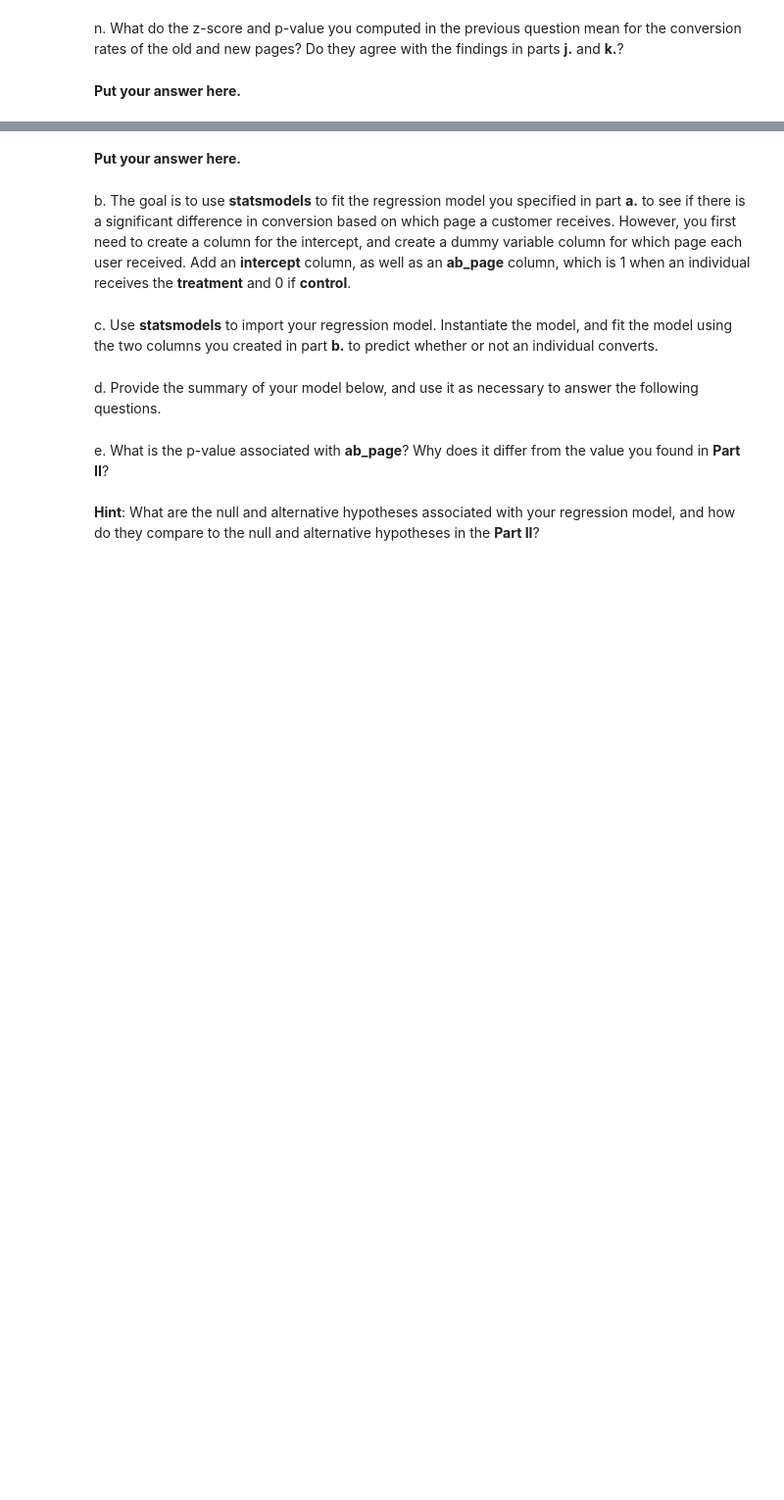
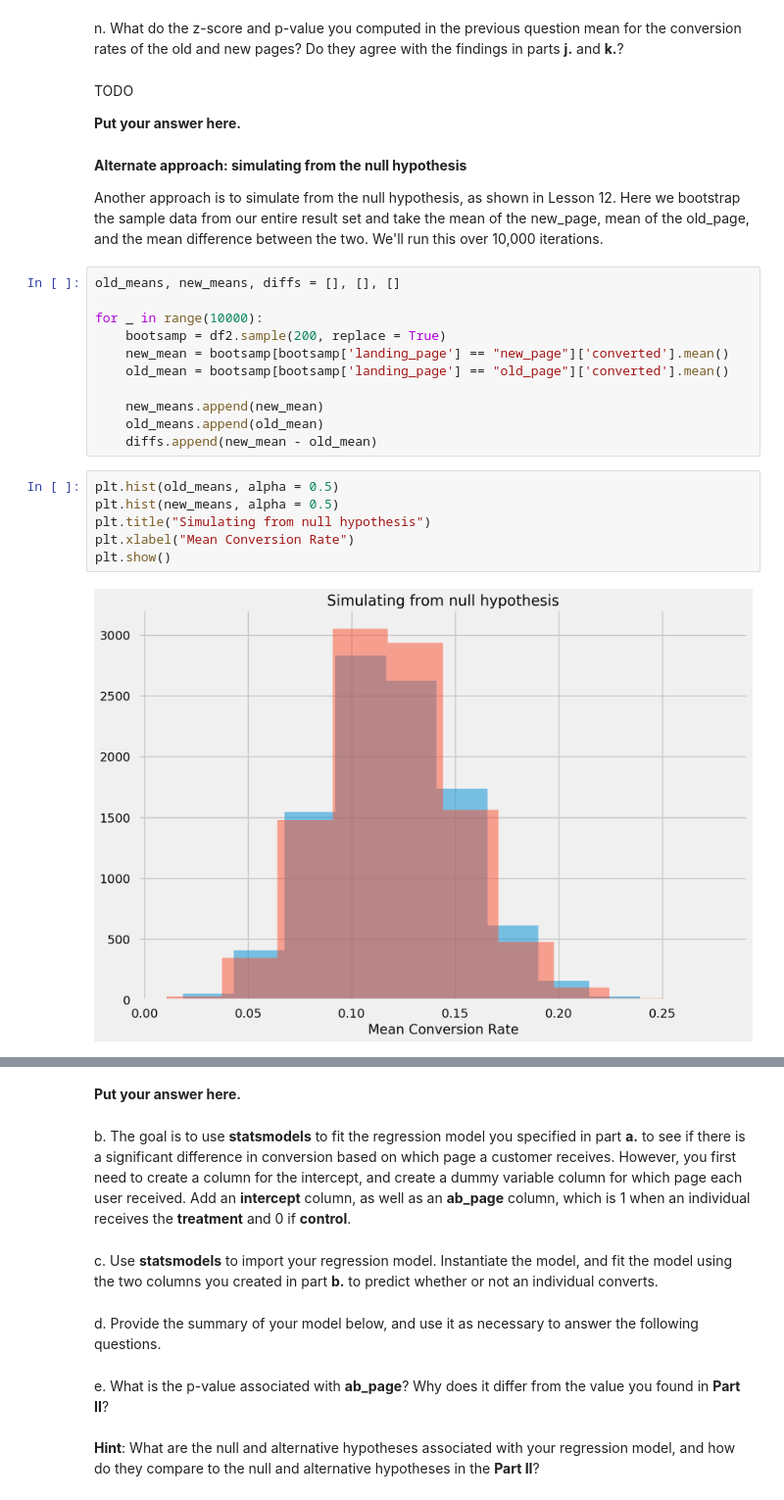
Before and after one commit to kennethn/data-analyst-nanodegree, a Jupyter notebook: 3_Analyze_AB_Test_Results/3_Analyze_AB_Test_Results.ipynb, the cells around one changed output, grey strips where cells are left out. Shown at 98% size. Drawn from its saved outputs; the diff is of its cells as text; blank space fills up the shorter version.

```diff
--- a/3_Analyze_AB_Test_Results/3_Analyze_AB_Test_Results.ipynb
+++ b/3_Analyze_AB_Test_Results/3_Analyze_AB_Test_Results.ipynb
@@ -342,4 +366,29 @@ m. Now use `stats.proportions_ztest` to compute your test statistic and p-value.
 # %% [markdown]
 n. What do the z-score and p-value you computed in the previous question mean for the conversion rates of the old and new pages?  Do they agree with the findings in parts **j.** and **k.**?
 # %% [markdown]
+TODO
+
 **Put your answer here.**
+# %% [markdown]
+**Alternate approach: simulating from the null hypothesis**
+
+Another approach is to simulate from the null hypothesis, as shown in Lesson 12. Here we bootstrap the sample data from our entire result set and take the mean of the new_page, mean of the old_page, and the mean difference between the two. We'll run this over 10,000 iterations.
+# %%
+old_means, new_means, diffs = [], [], []
+
+for _ in range(10000):
+    bootsamp = df2.sample(200, replace = True)
+    new_mean = bootsamp[bootsamp['landing_page'] == "new_page"]['converted'].mean()
+    old_mean = bootsamp[bootsamp['landing_page'] == "old_page"]['converted'].mean()
+
+    new_means.append(new_mean)
+    old_means.append(old_mean)
+    diffs.append(new_mean - old_mean)
+# %%
+plt.hist(old_means, alpha = 0.5)
+plt.hist(new_means, alpha = 0.5)
+plt.title("Simulating from null hypothesis")
+plt.xlabel("Mean Conversion Rate")
+plt.show()
+# %% [output]
+[figure, added]
```
Also changed, not shown: parts of 20 cells of this notebook.
